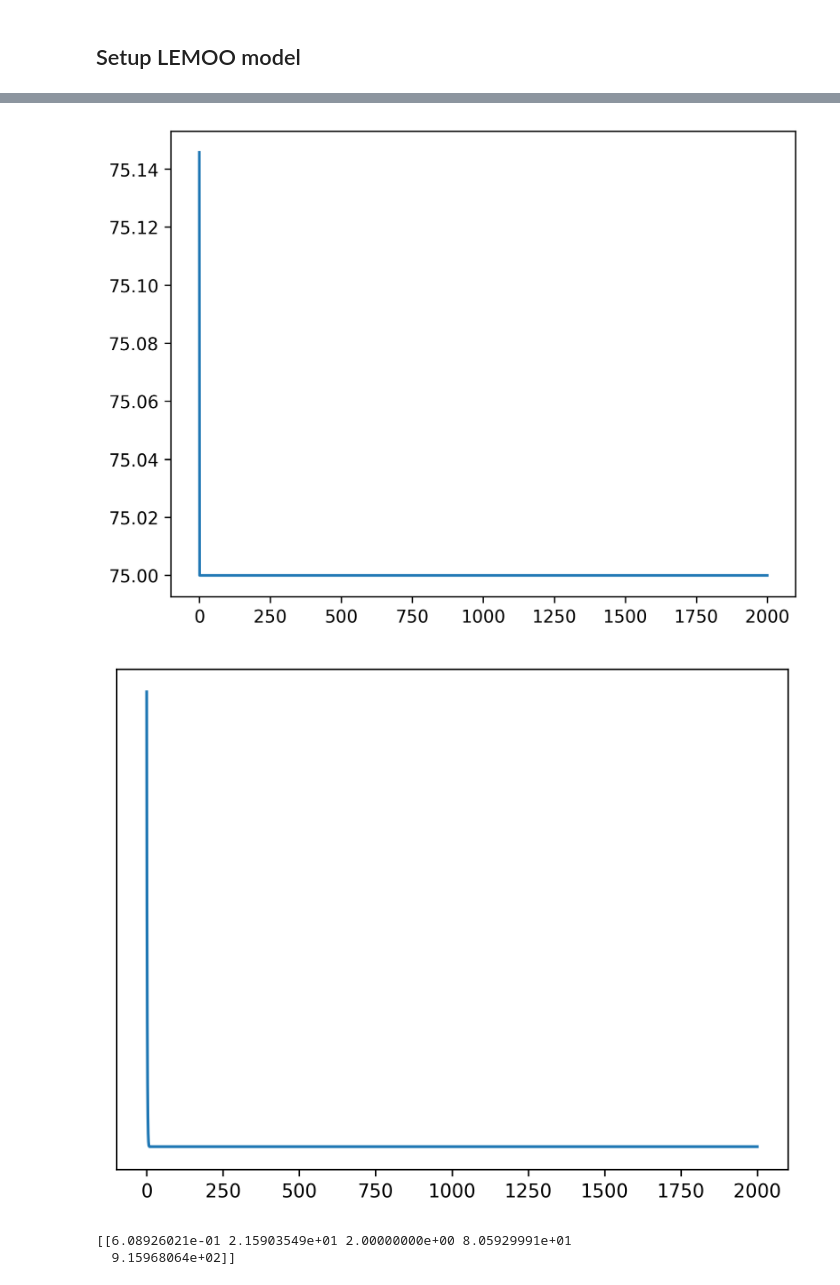
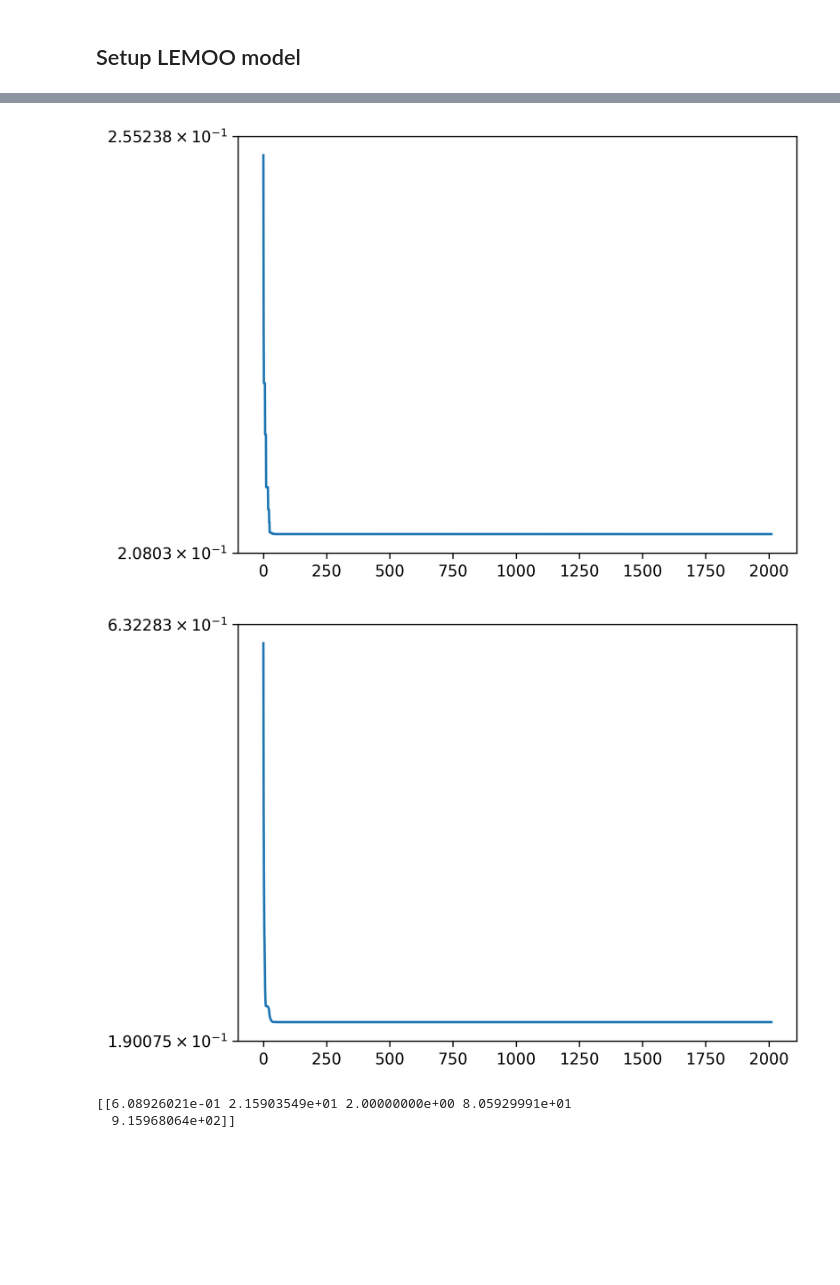
Before and after one commit to gialmisi/XLEMOO, a Jupyter notebook: notebooks/Testing.ipynb, the cells around one changed output, grey strips where cells are left out. Drawn from its saved outputs; the diff is of its cells as text; code cells hidden in the pictures; blank space fills up the shorter version.

```diff
--- a/notebooks/Testing.ipynb
+++ b/notebooks/Testing.ipynb
@@ -58,25 +58,25 @@ hyper_fun = hypervolume_contribution(nadir)
 inside_ranges_fun = inside_ranges(lower_limits, upper_limits, sim_cost=0, asf_fun=ref_asf)
 """
 
-nadir = np.array([40.0, 5.0, 14.0, 30.0])
-ideal = np.array([15.0, 3.0, 10.0, 0.0])
+nadir = np.array([4.0, 22, 12.0, 120, 1100])
+ideal = np.array([-0.7, 2.9, 1.0, 70.0, 280])
 
-ref_point = np.array([20.0, 3.5, 11.0, 0.1])
+ref_point = np.array([1.2, 8.2, 3.5, 95.0, 320])
 
 ref_asf = asf_wrapper(PointMethodASF(ideal=ideal, nadir=nadir), {"reference_point": ref_point})
 
-fitness_fun = lambda x, _: x[:, 3].T
+fitness_fun = ref_asf
 
 
 lem_params = LEMParams(
     use_darwin=True,
-    use_ml=False,
+    use_ml=True,
     fitness_indicator=fitness_fun,
     ml_probe = 1,
     ml_threshold = 0.99999,
     darwin_probe = 5,
     darwin_threshold = 0.99999,
-    total_iterations=200
+    total_iterations=10
 )
 
 ea_params = EAParams(
@@ -86,7 +86,7 @@ ea_params = EAParams(
     # selection_op=TournamentSelection(None, tournament_size=3),
     selection_op=SelectNBest(None, 200),
     population_init_design="LHSDesign",
-    iterations_per_cycle=10,
+    iterations_per_cycle=200,
 )
 
 # ml = DecisionTreeClassifier(random_state=0)
@@ -94,10 +94,10 @@ ea_params = EAParams(
 # ml = BoostedRulesClassifier()
 ml = SkopeRulesClassifier(precision_min=0.1, n_estimators=30, max_features=None, max_depth=None, bootstrap=True, bootstrap_features=True)
 ml_params = MLParams(
-    H_split=0.10,
-    L_split=0.10,
+    H_split=0.05,
+    L_split=0.05,
     ml_model=ml,
-    instantation_factor=10,
+    instantation_factor=1,
     generation_lookback=0,
     ancestral_recall=0,
     unique_only=True,
@@ -135,11 +135,11 @@ ValueError: operands could not be broadcast together with shapes (200,5) (4,)
 # %%
-plot_best_fitnesses(lemoo._generation_history)
+plot_best_fitnesses(lemoo._generation_history, ylog=True)
 # %% [output]
-[figure, old version]
+[figure, new version]
 # %%
 plot_mean_fitnesses(lemoo._generation_history, ylog=True)
 # %% [output]
-[figure, old version]
+[figure, new version]
 # %%
 print(problem.evaluate(lemoo._generation_history[-1].individuals[0]).objectives)
 print(lower_limits)
```
Also changed, not shown: parts of 3 cells of this notebook, 3 other files.
